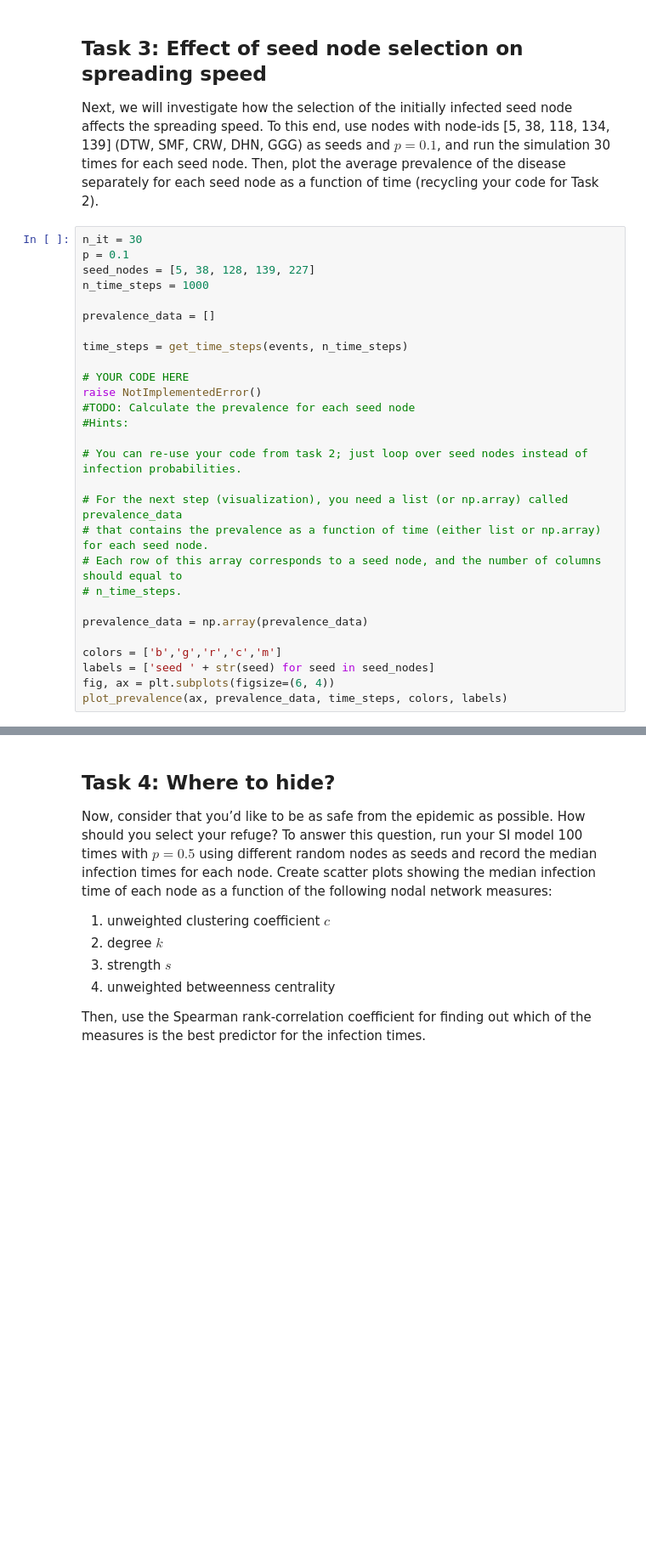
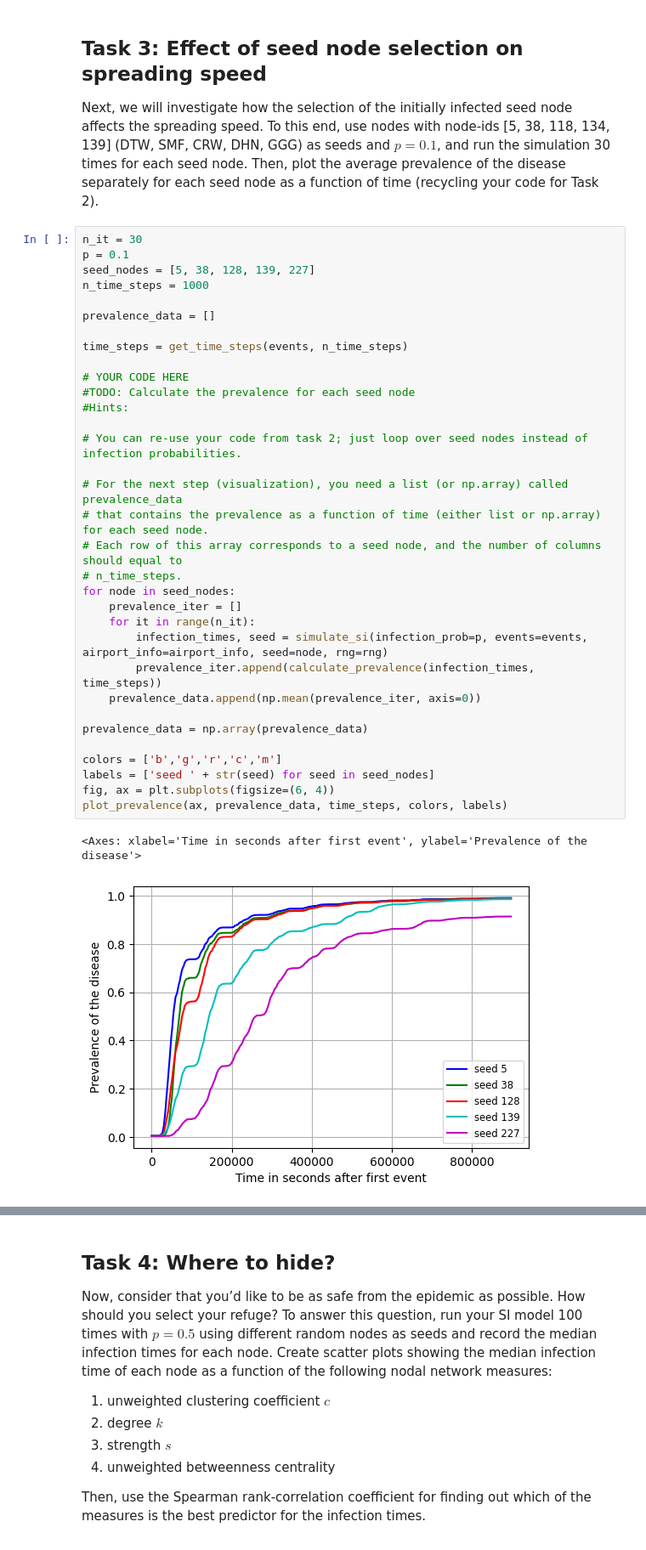
Before and after one commit to cannox227/Complex-Networks-Project, a Jupyter notebook: project.ipynb, the cells around one changed output, grey strips where cells are left out. Shown at 85% size. Saved outputs shown, nothing was run; the diff lists cells and outputs as text; blank space fills up the shorter version.

```diff
--- a/project.ipynb
+++ b/project.ipynb
@@ -753,30 +753,38 @@ your code for Task 2).
 # %%
 n_it = 30
 p = 0.1
 seed_nodes = [5, 38, 128, 139, 227]
 n_time_steps = 1000
 
 prevalence_data = []
 
 time_steps = get_time_steps(events, n_time_steps)
 
 # YOUR CODE HERE
-raise NotImplementedError()
 #TODO: Calculate the prevalence for each seed node
 #Hints:
 
 # You can re-use your code from task 2; just loop over seed nodes instead of infection probabilities.
 
 # For the next step (visualization), you need a list (or np.array) called prevalence_data
 # that contains the prevalence as a function of time (either list or np.array) for each seed node.
 # Each row of this array corresponds to a seed node, and the number of columns should equal to
 # n_time_steps.
+for node in seed_nodes:
+    prevalence_iter = []
+    for it in range(n_it):
+        infection_times, seed = simulate_si(infection_prob=p, events=events, airport_info=airport_info, seed=node, rng=rng)
+        prevalence_iter.append(calculate_prevalence(infection_times, time_steps))
+    prevalence_data.append(np.mean(prevalence_iter, axis=0))
 
 prevalence_data = np.array(prevalence_data)
 
 colors = ['b','g','r','c','m']
 labels = ['seed ' + str(seed) for seed in seed_nodes]
 fig, ax = plt.subplots(figsize=(6, 4))
 plot_prevalence(ax, prevalence_data, time_steps, colors, labels)
+# %% [output]
+<Axes: xlabel='Time in seconds after first event', ylabel='Prevalence of the disease'>
+[figure, added]
 # %%
 # Save the figure in current directory
```
Also changed, not shown: parts of 3 cells of this notebook, 1 other file.
